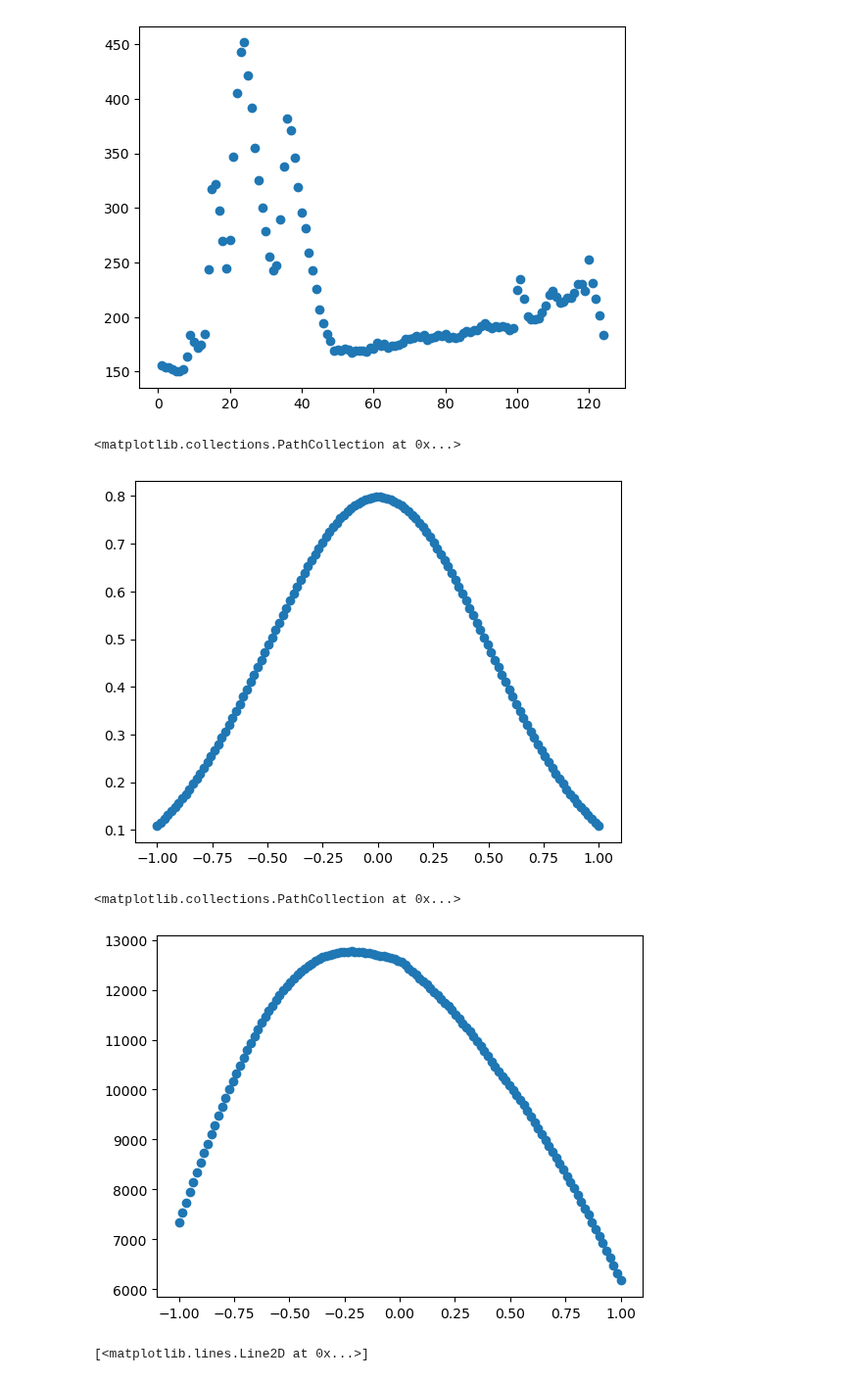
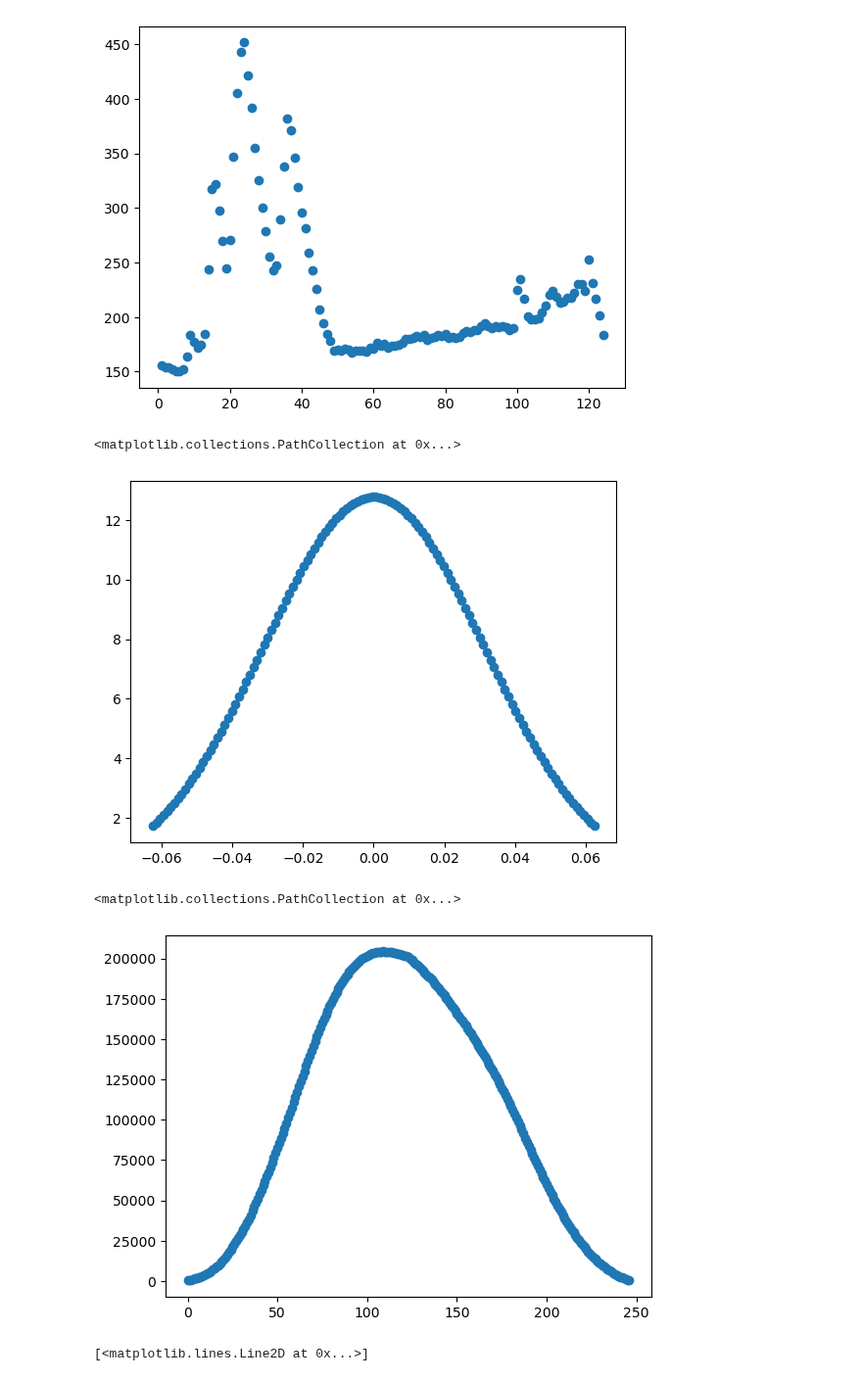
Before and after one commit to Abhiram4079483/Chandryan-2-XSM, a Jupyter notebook: XSM_proc.ipynb, the cells around one changed output. Shown at 98% size. Saved outputs shown, nothing was run; the diff lists cells and outputs as text; code cells hidden in the pictures.

```diff
--- a/XSM_proc.ipynb
+++ b/XSM_proc.ipynb
@@ -136,21 +156,21 @@ plt.scatter(np.arange(1,125),Mean_rate)
 <matplotlib.collections.PathCollection at 0x...>
 [figure]
 # %%
-sigma= 0.5
+sigma= 2**(-5)
 x=np.linspace(-2*sigma,2*sigma,124)
 gaussian = (1/((np.sqrt(2*np.pi))*sigma))*(np.exp(-(x/sigma)**2/2))
-result = np.convolve(Mean_rate, gaussian, mode="same")
+result = np.convolve(Mean_rate, gaussian, mode="full")
 # %%
 plt.scatter(x,gaussian)
 # %% [output]
 <matplotlib.collections.PathCollection at 0x...>
-[figure, old version]
+[figure, new version]
 # %%
 y=np.arange(0,len(Bin)+len(gaussian)-1)
-plt.scatter(x,result)
+plt.scatter(y,result)
 # %% [output]
 <matplotlib.collections.PathCollection at 0x...>
-[figure, old version]
+[figure, new version]
 # %%
 plt.plot(x,Mean_rate)
 # %% [output]
```
Also changed, not shown: parts of 9 cells of this notebook.
